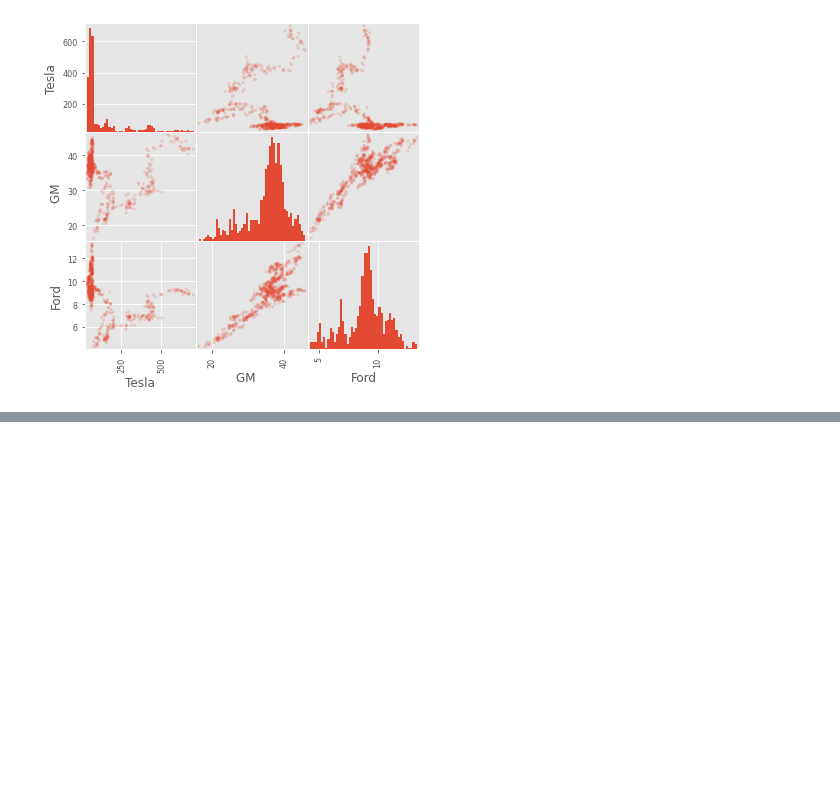
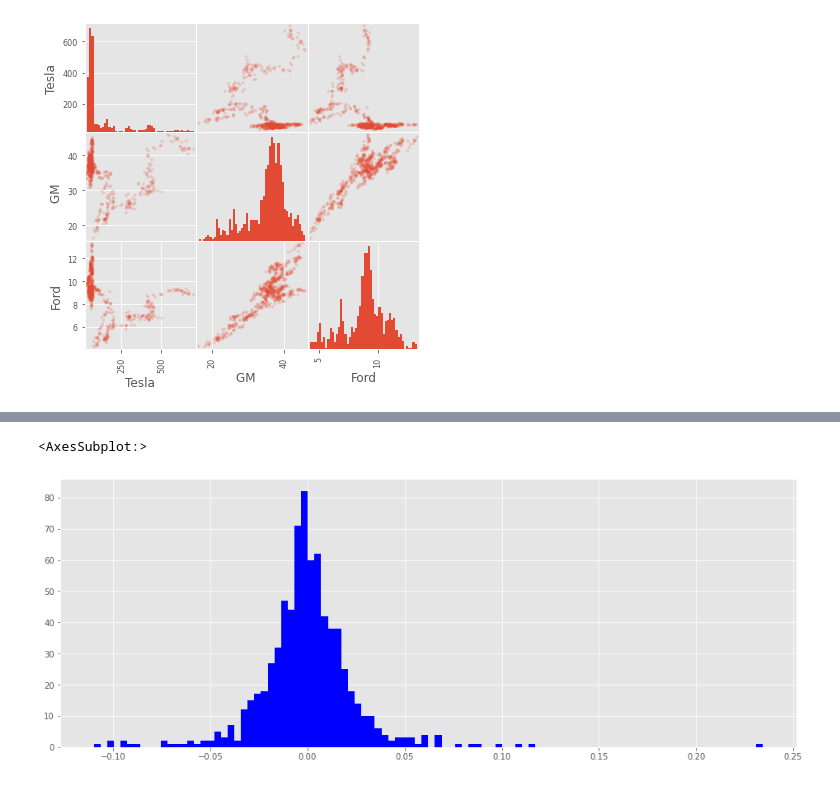
Before and after one commit to GitMishka/misc1, a Jupyter notebook: 2018-2021_TSLA_F_GM_stock_analysis.ipynb, the cells around one changed output, grey strips where cells are left out. Drawn from its saved outputs; the diff is of its cells as text; code cells hidden in the pictures; blank space fills up the shorter version.

```diff
--- a/2018-2021_TSLA_F_GM_stock_analysis.ipynb
+++ b/2018-2021_TSLA_F_GM_stock_analysis.ipynb
@@ -183,0 +247,5 @@ NameError: name 'tlsa_reset' is not defined
+# %%
+ford['returns'].hist(bins=100,figsize=(16,6),color='Blue');
+# %% [output]
+<AxesSubplot:>
+[figure, added]
```
Also changed, not shown: parts of 24 cells of this notebook.
